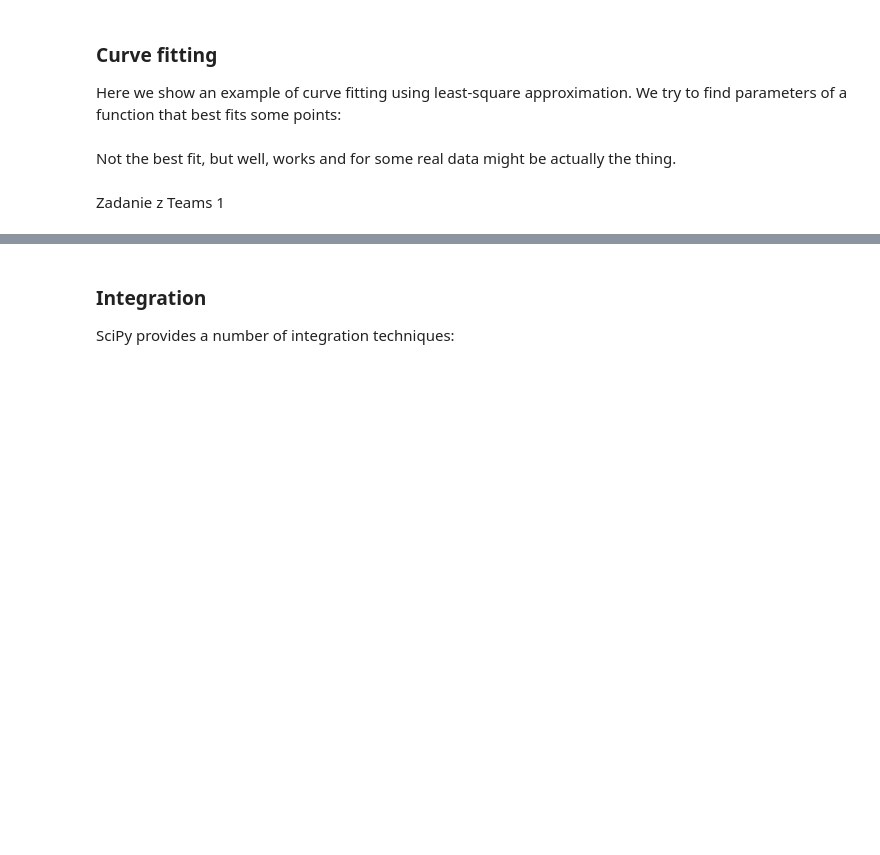
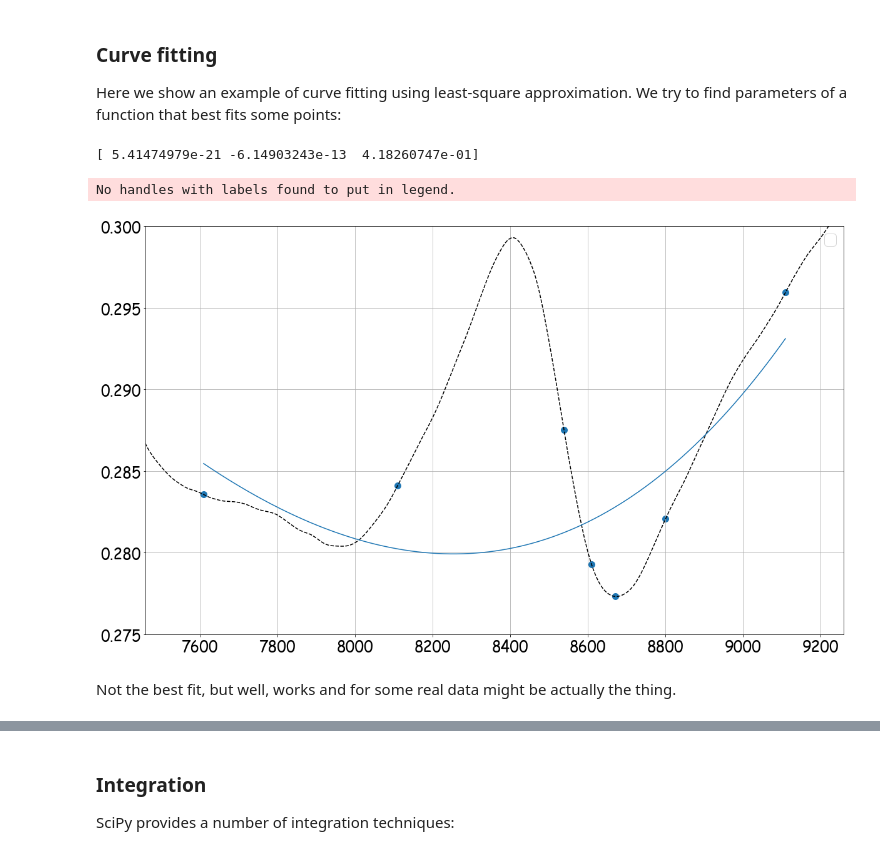
Before and after one commit to sgepner/Automate-Python, a Jupyter notebook: Lectures/Lecture3/Lecture 3.ipynb, the cells around one changed output, grey strips where cells are left out. Cells and saved outputs as stored; diff of their text form; code cells hidden in the pictures; blank space fills up the shorter version.

```diff
--- a/Lectures/Lecture3/Lecture 3.ipynb
+++ b/Lectures/Lecture3/Lecture 3.ipynb
@@ -1152,4 +1156,7 @@ from scipy.optimize import root_scalar
 # %%
 def fun(x):
     return f2(x) - 0.280
+# %%
+def fun(x):
+    return 2*np.sin(x)-np.cos(x)
 # %%
@@ -1164,23 +1177,28 @@ from scipy.optimize import curve_fit
 # %%
 def fun(x, a, b, c):
     return a*x**5 + b*x**3 + c
+# %%
+x = np.linspace(X[0], X[-1], 10000)
 # %%
 popt, pcov = curve_fit(fun, X, Y)
 print(popt)
+# %% [output]
+[ 5.41474979e-21 -6.14903243e-13  4.18260747e-01]
 # %%
 fig = plt.figure(figsize=(20,12)) # figure size
 font = {'family' : 'Comic Sans MS', 'weight' : 'normal', 'size'   : 24} #larger font I like
 plt.rc('font', **font)
 
 plt.plot(T, c3, '--', c='black') # '--' - dashed, c - colour,
 plt.scatter(X, Y, s=100) # s sets size
-plt.plot(x, fun(x, *popt))
+plt.plot(x, fun(x, a=popt[0], b=popt[1], c=popt[2]))
 
 plt.legend()
 plt.xlim(X[0]-150, X[-1]+150)
 plt.ylim(0.275, 0.3)
 plt.grid()
+# %% [output]
+No handles with labels found to put in legend.
+[figure, added]
 # %% [markdown]
 Not the best fit, but well, works and for some real data might be actually the thing.
-# %% [markdown]
-Zadanie z Teams 1
```
Also changed, not shown: parts of 18 cells of this notebook, 1 other file.
